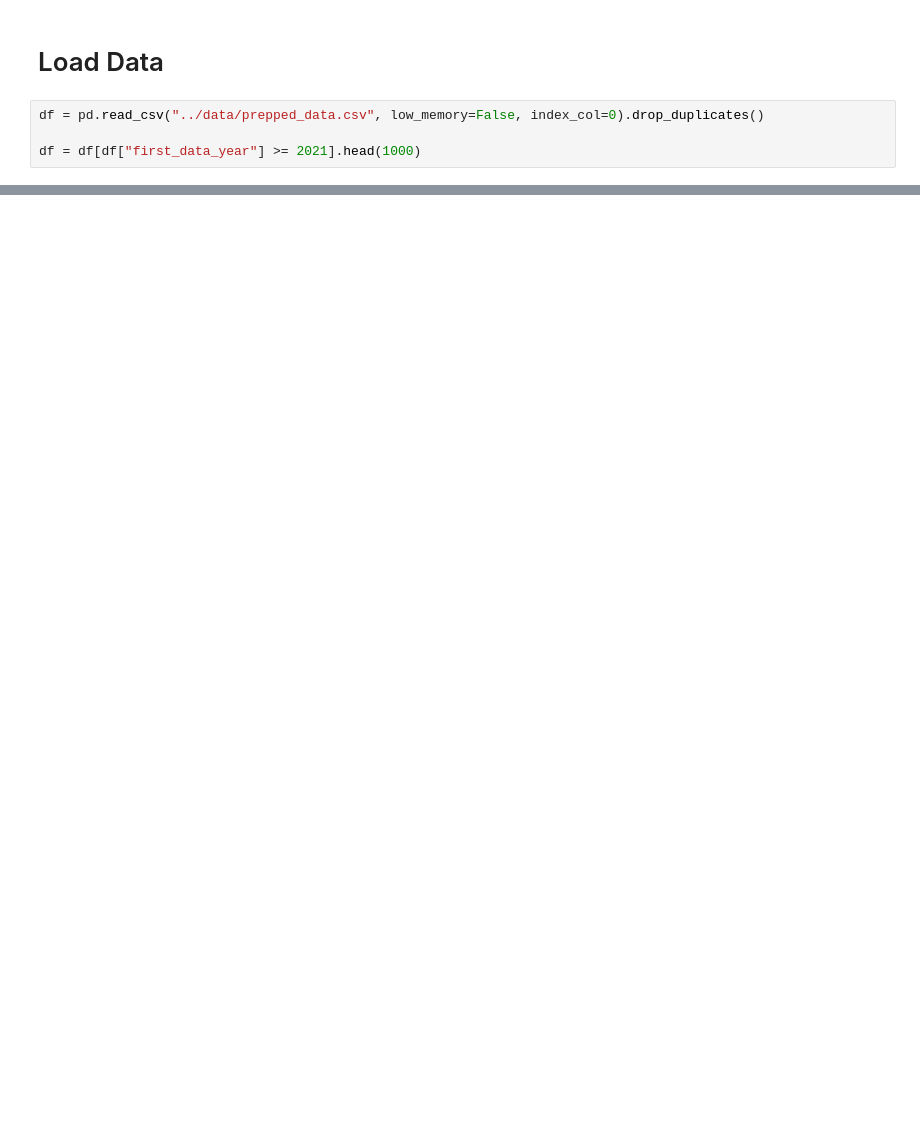
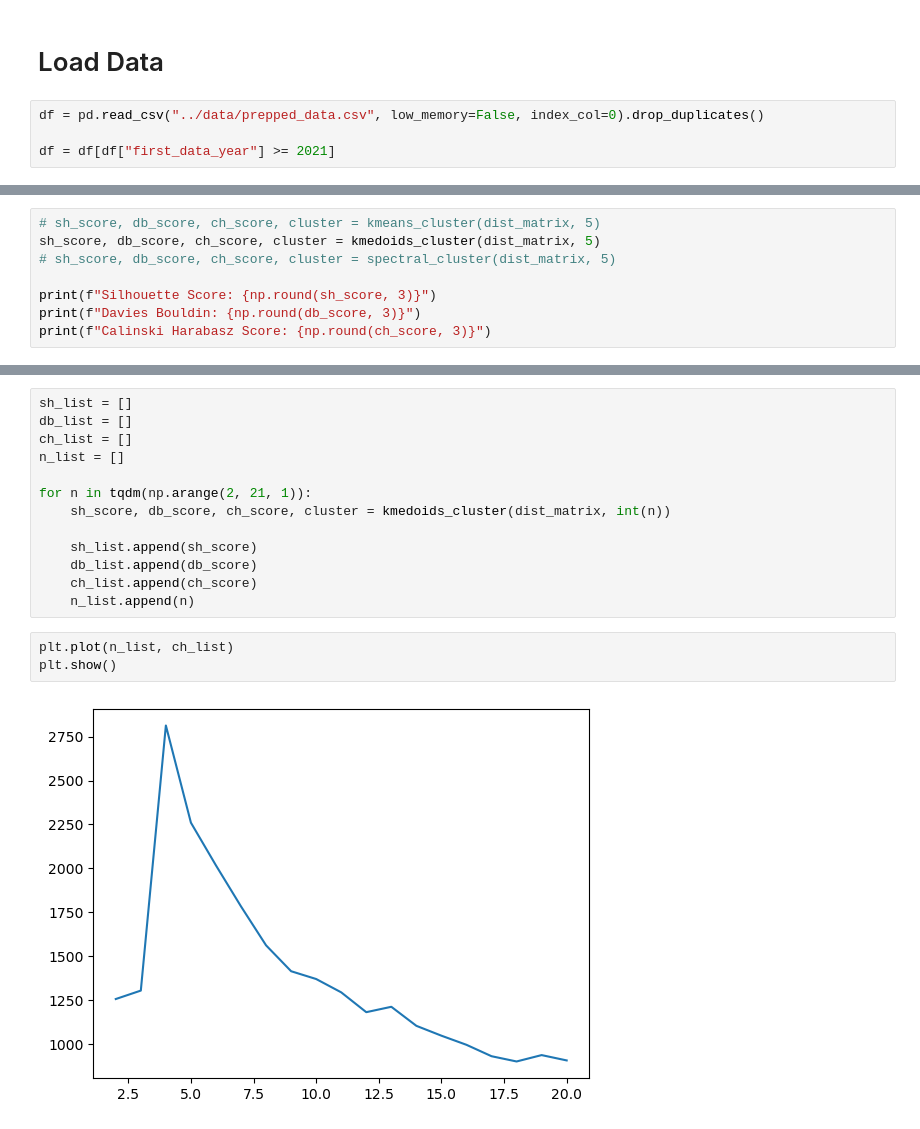
Before and after one commit to victormorizon/baqm-seminar-16, a Jupyter notebook: customer_segmentation/victor.ipynb, the cells around one changed output, grey strips where cells are left out. Drawn from its saved outputs; the diff is of its cells as text; blank space fills up the shorter version.

```diff
--- a/customer_segmentation/victor.ipynb
+++ b/customer_segmentation/victor.ipynb
@@ -14,4 +20,4 @@ from itertools import combinations, chain
 # %%
 df = pd.read_csv("../data/prepped_data.csv", low_memory=False, index_col=0).drop_duplicates()
 
-df = df[df["first_data_year"] >= 2021].head(1000)
+df = df[df["first_data_year"] >= 2021]
@@ -71,0 +61,8 @@ Index(['count', 'first_premium', 'last_premium', 'first_split', 'last_split',
+# %%
+# sh_score, db_score, ch_score, cluster = kmeans_cluster(dist_matrix, 5)
+sh_score, db_score, ch_score, cluster = kmedoids_cluster(dist_matrix, 5)
+# sh_score, db_score, ch_score, cluster = spectral_cluster(dist_matrix, 5)
+
+print(f"Silhouette Score: {np.round(sh_score, 3)}")
+print(f"Davies Bouldin: {np.round(db_score, 3)}")
+print(f"Calinski Harabasz Score: {np.round(ch_score, 3)}")
@@ -71,0 +85,18 @@ Index(['count', 'first_premium', 'last_premium', 'first_split', 'last_split',
+# %%
+sh_list = []
+db_list = []
+ch_list = []
+n_list = []
+
+for n in tqdm(np.arange(2, 21, 1)):
+    sh_score, db_score, ch_score, cluster = kmedoids_cluster(dist_matrix, int(n))
+
+    sh_list.append(sh_score)
+    db_list.append(db_score)
+    ch_list.append(ch_score)
+    n_list.append(n)
+# %%
+plt.plot(n_list, ch_list)
+plt.show()
+# %% [output]
+[figure, added]
```
Also changed, not shown: parts of 14 cells of this notebook, 4 other files.
